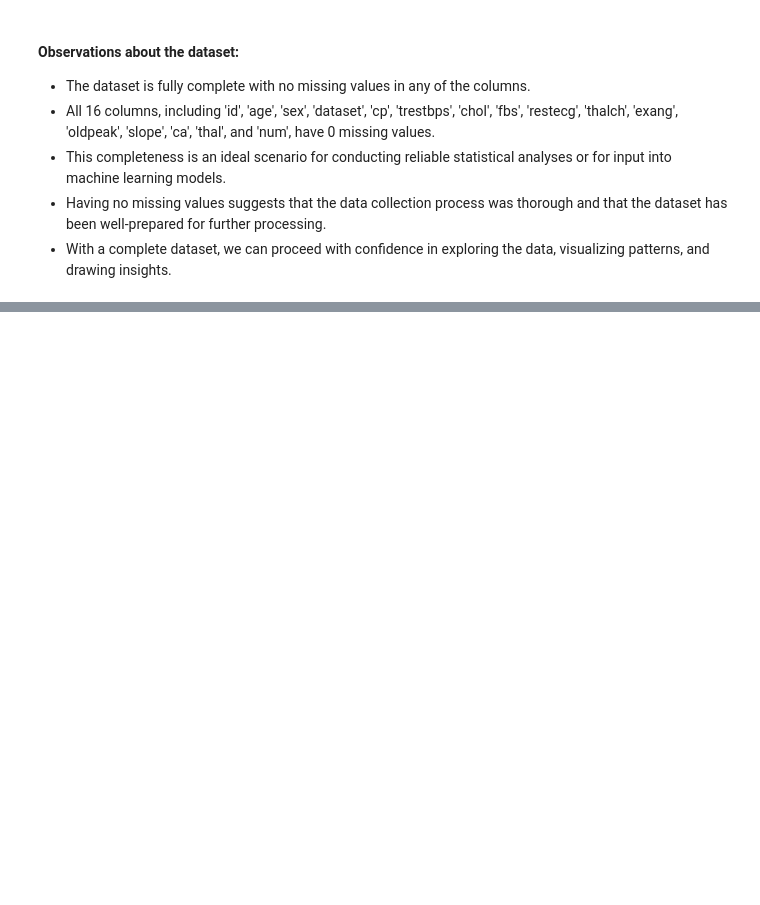
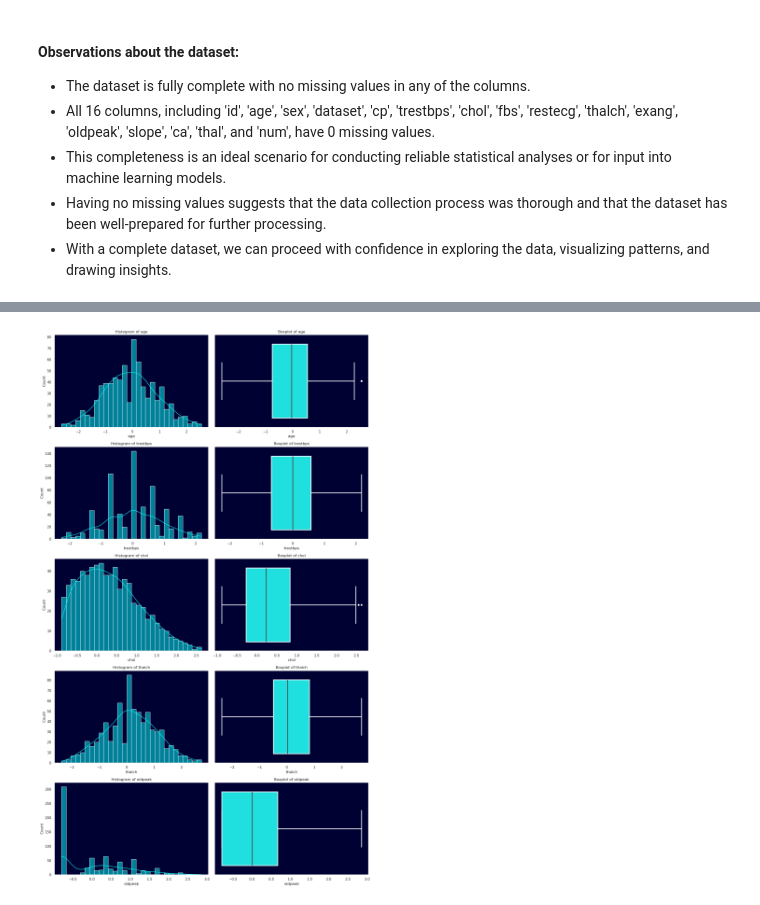
Before and after one commit to devbilalkhan/ml-heart-disease-uci, a Jupyter notebook: uci_heart_disease_data.ipynb, the cells around one changed output, grey strips where cells are left out. Saved outputs shown, nothing was run; the diff lists cells and outputs as text; code cells hidden in the pictures; blank space fills up the shorter version.

```diff
--- a/uci_heart_disease_data.ipynb
+++ b/uci_heart_disease_data.ipynb
@@ -569,0 +617,6 @@ plt.show()
+# %%
+# Instantiate the QuantileTransformer with a normal output distribution and a fixed random state for reproducibility
+quantile_transformer = QuantileTransformer(random_state=42, output_distribution='normal')
+
+# Apply the transformer to the numerical columns of the DataFrame
+df[numerical_cols] = quantile_transformer.fit_transform(df[numerical_cols])
@@ -569,0 +631,19 @@ plt.show()
+# %%
+# Define a function to detect and remove outliers based on the IQR
+def remove_outliers(df, column):
+    Q1 = df[column].quantile(0.25)
+    Q3 = df[column].quantile(0.75)
+    IQR = Q3 - Q1
+    lower_bound = Q1 - 1.5 * IQR
+    upper_bound = Q3 + 1.5 * IQR
+    outliers_detected = df[(df[column] < lower_bound) | (df[column] > upper_bound)]
+    #calculate the percentage of outliers in the dataset
+
+    print(f"Number of outliers detected in {column}: {round(len(outliers_detected)/df[column].shape[0] * 100, 2)}%")
+    return df[(df[column] >= lower_bound) & (df[column] <= upper_bound)]
+
+print_heading(f"percentages of outliers detected".upper())
+# Apply the function to each numerical column
+# remove oldpeak and chol column from the numerical columns
+for column in numerical_cols:
+    df = remove_outliers(df, column)
@@ -569,0 +666,5 @@ plt.show()
+# %%
+# Plot histogram and boxplot for numerical columns after removing outliers
+plot_histogram_and_boxplot(df, numerical_cols)
+# %% [output]
+[figure, added]
```
Also changed, not shown: parts of 21 cells of this notebook.
